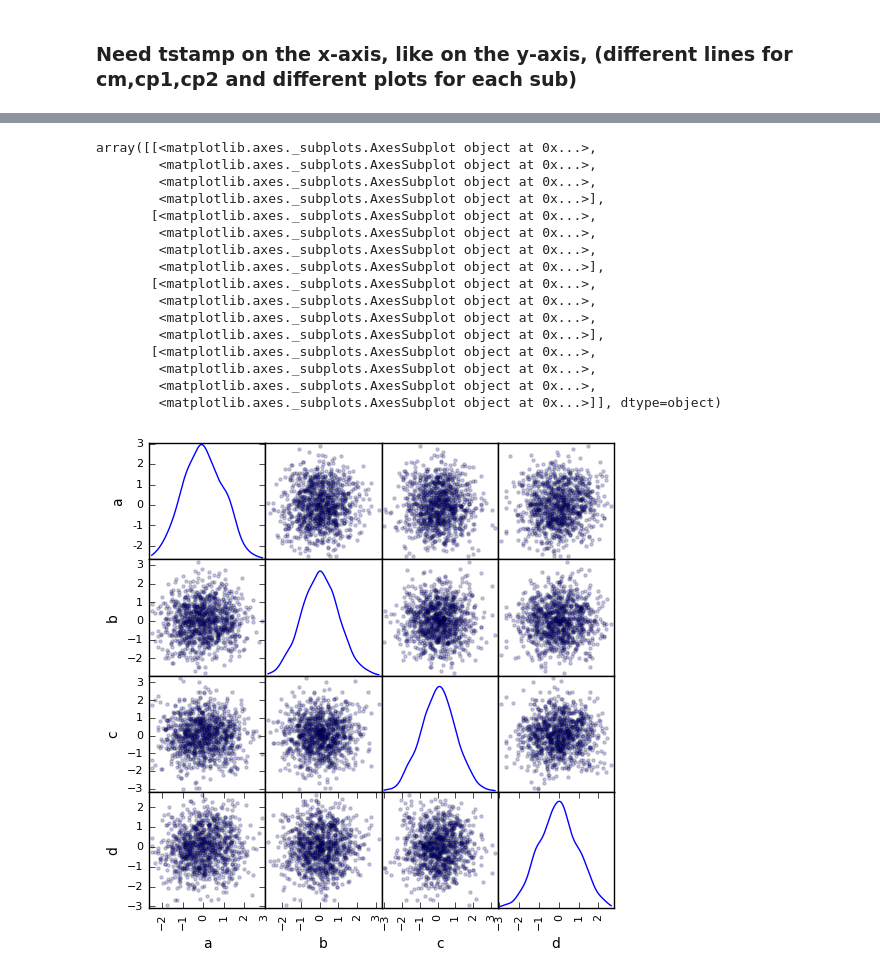
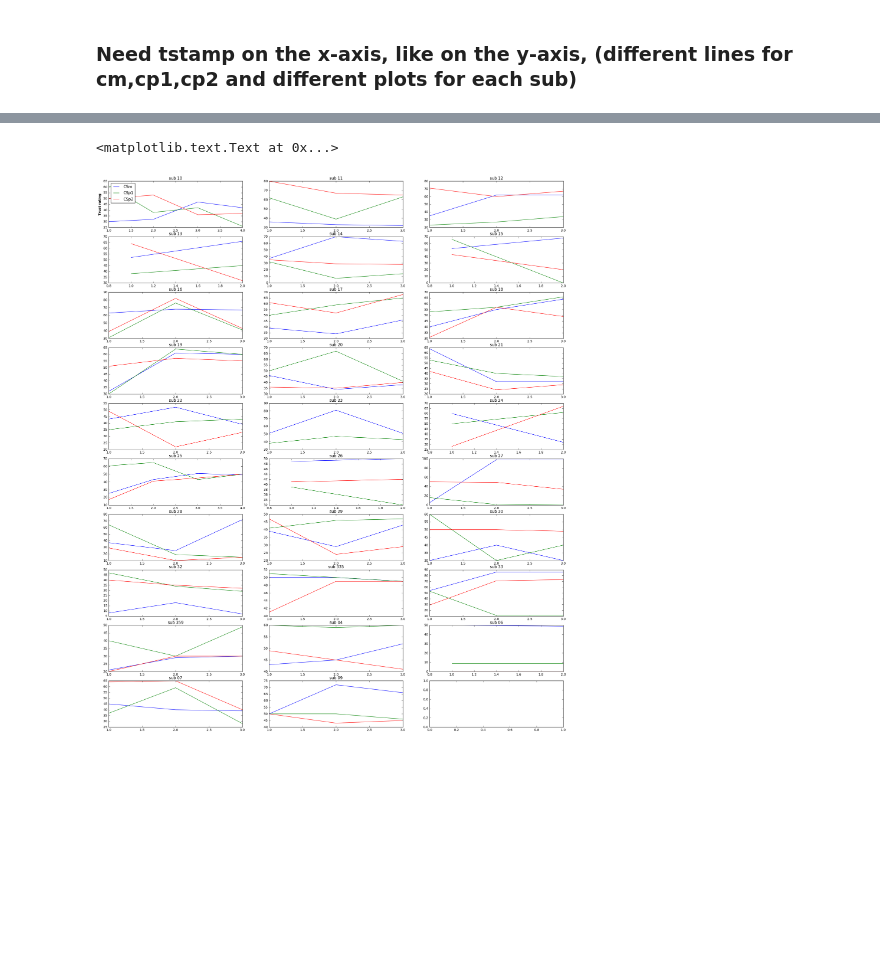
Before and after one commit to andrebeu/Emotional_Learning, a Jupyter notebook: behavioural.ipynb, the cells around one changed output, grey strips where cells are left out. Drawn from its saved outputs; the diff is of its cells as text; code cells hidden in the pictures; blank space fills up the shorter version.

Commit message:
plots

```diff
--- a/behavioural.ipynb
+++ b/behavioural.ipynb
@@ -196,20 +195,3 @@ import matplotlib.pyplot as plt
 %matplotlib inline
 # %% [markdown]
 ### Need tstamp on the x-axis, like on the y-axis, (different lines for cm,cp1,cp2 and different plots for each sub)
-# %%
-sub_num = 10
-
-fig, axis = plt.subplots()
-for CSp in [0,1,2]:
-    like = group_df.xs((sub_num,CSp),level=('sub','CSp'))['like']
-    plt.plot(np.arange(len(like)+1)[1:],like)
-
-
-# plt.plot?
-x = np.arange(len(like)+1)[1:]
-print(x)
-print(like)
-
-plt.legend(['CSm','CSp1','CSp2'],loc='upper left')
-
-group_df.xs((sub_num,1),level=('sub','CSp'))['like']
@@ -235,24 +198,27 @@ Name: like, dtype: object
-# %%
-from pandas.tools.plotting import scatter_matrix
-
-df = pd.DataFrame(np.random.randn(1000, 4), columns=['a', 'b', 'c', 'd'])
-
-scatter_matrix(df, alpha=0.2, figsize=(6, 6), diagonal='kde')
-# %% [output]
-array([[<matplotlib.axes._subplots.AxesSubplot object at 0x...>,
-        <matplotlib.axes._subplots.AxesSubplot object at 0x...>,
-        <matplotlib.axes._subplots.AxesSubplot object at 0x...>,
-        <matplotlib.axes._subplots.AxesSubplot object at 0x...>],
-       [<matplotlib.axes._subplots.AxesSubplot object at 0x...>,
-        <matplotlib.axes._subplots.AxesSubplot object at 0x...>,
-        <matplotlib.axes._subplots.AxesSubplot object at 0x...>,
-        <matplotlib.axes._subplots.AxesSubplot object at 0x...>],
-       [<matplotlib.axes._subplots.AxesSubplot object at 0x...>,
-        <matplotlib.axes._subplots.AxesSubplot object at 0x...>,
-        <matplotlib.axes._subplots.AxesSubplot object at 0x...>,
-        <matplotlib.axes._subplots.AxesSubplot object at 0x...>],
-       [<matplotlib.axes._subplots.AxesSubplot object at 0x...>,
-        <matplotlib.axes._subplots.AxesSubplot object at 0x...>,
-        <matplotlib.axes._subplots.AxesSubplot object at 0x...>,
-        <matplotlib.axes._subplots.AxesSubplot object at 0x...>]], dtype=object)
-[figure, removed]
+# %%
+sub_list = group_df.index.levels[0]
+n = len(sub_list)
+lt = 'trust'
+
+fig, axes = plt.subplots(nrows=round(n/3), ncols=3, figsize=(25,30))
+axes = axes.reshape(-1)
+
+i = -1
+for sub_num in sub_list:
+    i+=1
+
+    for CSp in [0,1,2]:
+        y = group_df.xs((sub_num,CSp),level=('sub','CSp'))[lt]
+        x = np.arange(len(y)+1)[1:]
+
+        try: axes[i].plot(x, y.values)
+        except: pass
+
+    axes[i].set_title('sub %.2i' % sub_num)
+
+
+axes[0].legend(['CSm','CSp1','CSp2'], loc='upper left')
+axes[0].set_ylabel("%s rating" % lt.capitalize(), fontweight='bold')
+# %% [output]
+<matplotlib.text.Text at 0x...>
+[figure, added]
```
Also changed, not shown: parts of 3 cells of this notebook.
